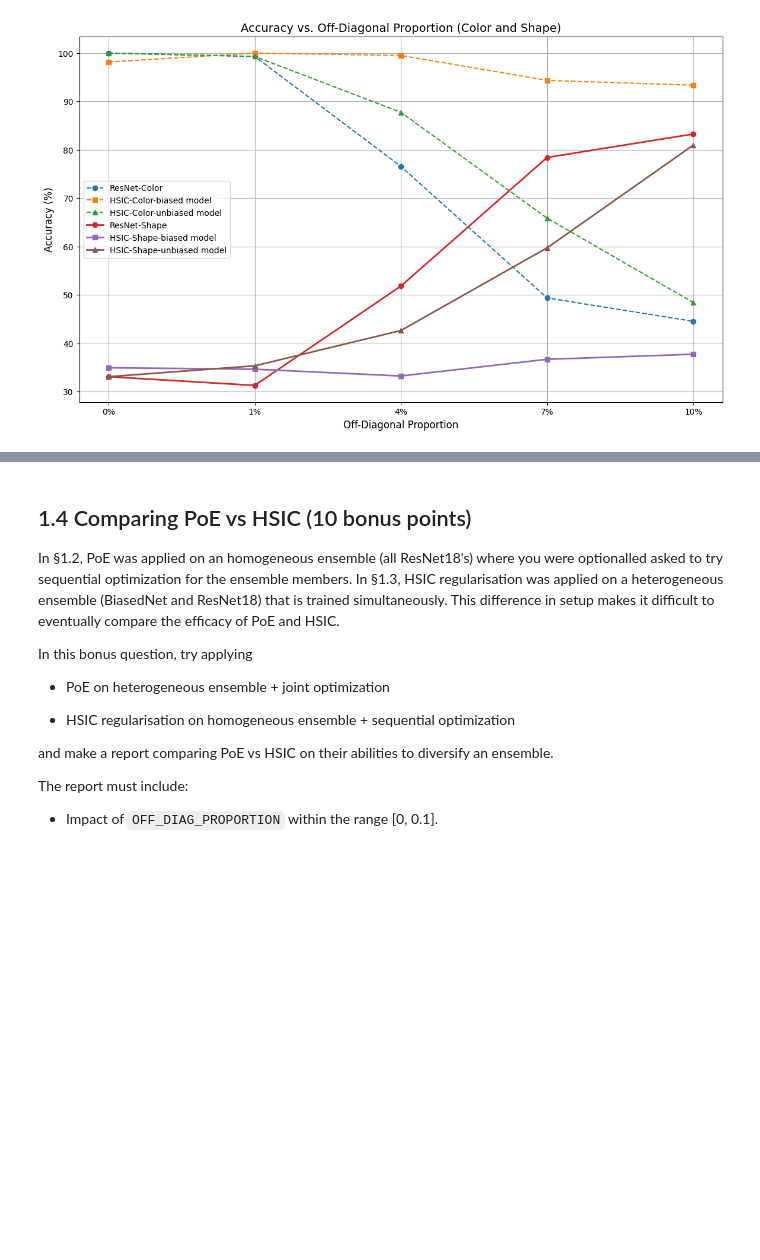
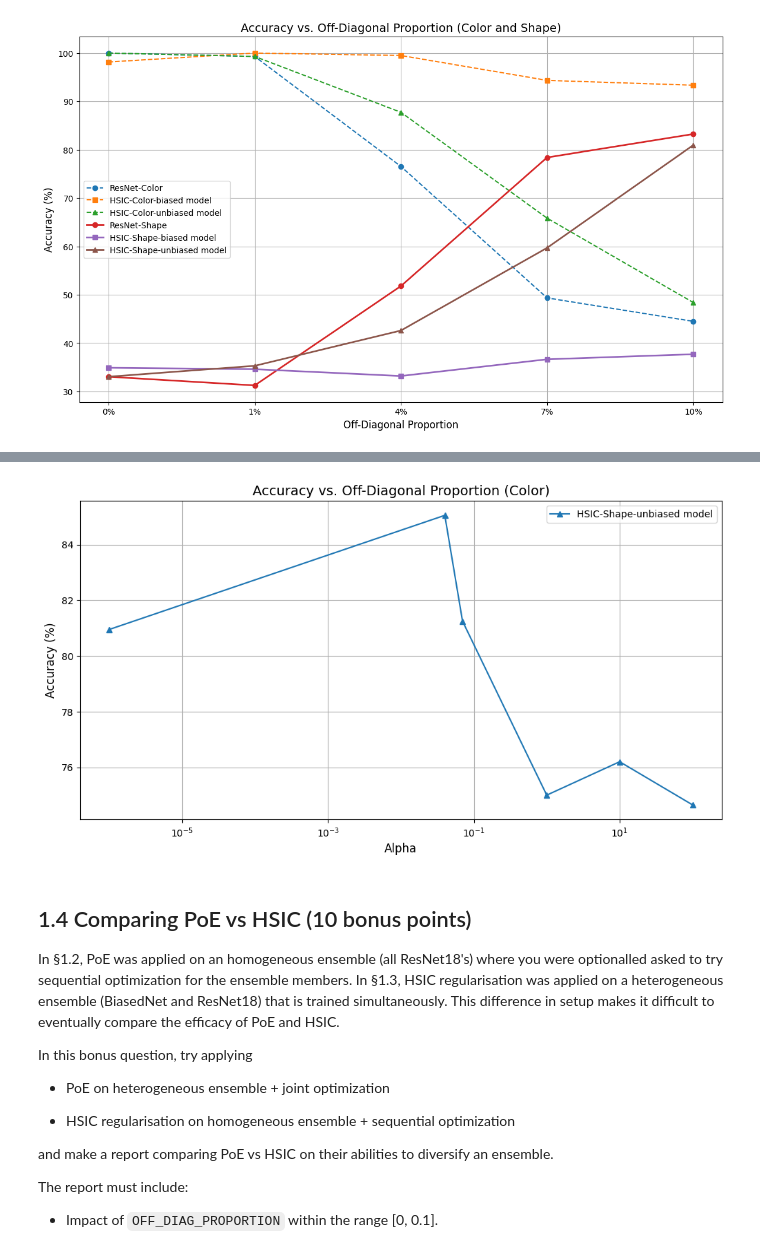
Before and after one commit to sayak0809/TrustworthyML-24-25, a Jupyter notebook: 1-ood.ipynb, the cells around one changed output, grey strips where cells are left out. Cells and saved outputs as stored; diff of their text form; code cells hidden in the pictures; blank space fills up the shorter version.

```diff
--- a/1-ood.ipynb
+++ b/1-ood.ipynb
@@ -2221,3 +2209,19 @@ Posy        - Loss: 1.1396, Accuracy: 34.75%
+# %%
+acc_alpha = [80.95, 85.05, 81.25, 75.00, 76.20, 74.65]
+alpha = [0, 0.04, 0.07, 1, 10, 100]
+alpha[0] = 1e-6
+plt.figure(figsize=(12, 6))
+plt.xscale('log')
+plt.plot(alpha, acc_alpha , marker='^', label='HSIC-Shape-unbiased model')
+
+plt.xlabel('Alpha', fontsize=12)
+plt.ylabel('Accuracy (%)', fontsize=12)
+plt.title('Accuracy vs. Off-Diagonal Proportion (Color)', fontsize=14)
+plt.legend()
+plt.grid(True)
+plt.savefig('accuracyalpha.png')
+# %% [output]
+[figure, added]
 # %% [markdown]
 ## 1.4 Comparing PoE vs HSIC (10 bonus points)
 
```
Also changed, not shown: parts of 17 cells of this notebook.
